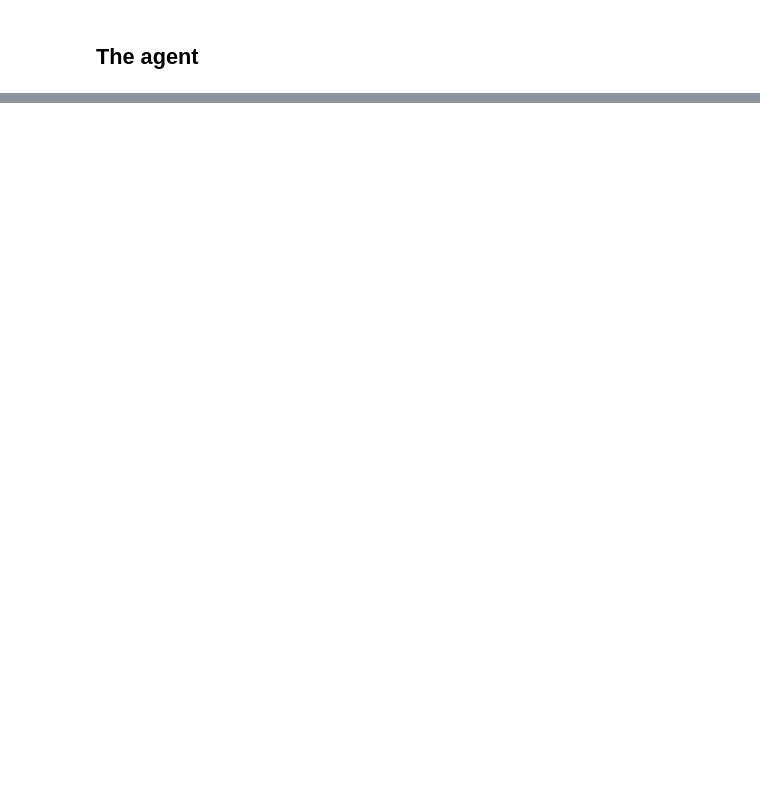
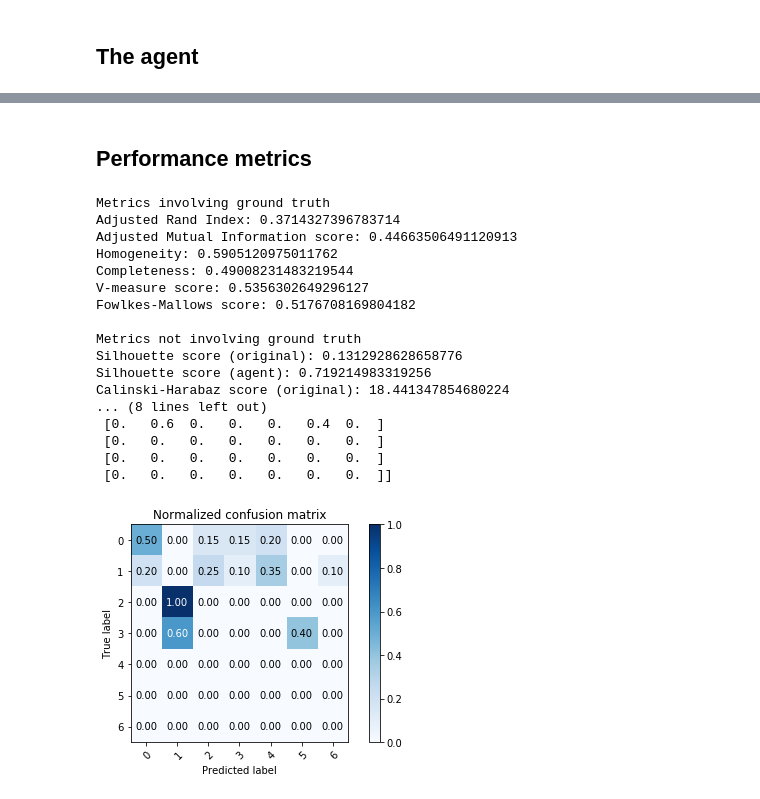
Before and after one commit to lashoun/contrast-learning, a Jupyter notebook: first_draft.ipynb, the cells around one changed output, grey strips where cells are left out. Drawn from its saved outputs; the diff is of its cells as text; code cells hidden in the pictures; blank space fills up the shorter version.

```diff
--- a/first_draft.ipynb
+++ b/first_draft.ipynb
@@ -346,0 +367,67 @@ All points in a cluster? True
+# %% [markdown]
+## Performance metrics
+# %%
+if clusters_true is not None:
+    # clusters_true2 will contain ids instead of labels
+    ids = collections.defaultdict(functools.partial(next, itertools.count()))
+    clusters_true2 = np.array([ids[label] for label in clusters_true])
+    if ca.shuffleToggle:
+        clusters_true2 = clusters_true2[ca.permutation]
+    print("Metrics involving ground truth")
+    print("Adjusted Rand Index: {}".format(
+        metrics.adjusted_rand_score(clusters_true2, ca.clusters)))
+    print("Adjusted Mutual Information score: {}".format(
+        metrics.adjusted_mutual_info_score(clusters_true2, ca.clusters)))
+    print("Homogeneity: {}".format(
+        metrics.homogeneity_score(clusters_true2, ca.clusters)))
+    print("Completeness: {}".format(
+        metrics.completeness_score(clusters_true2, ca.clusters)))
+    print("V-measure score: {}".format(
+        metrics.v_measure_score(clusters_true2, ca.clusters)))
+    print("Fowlkes-Mallows score: {}".format(
+        metrics.fowlkes_mallows_score(clusters_true2, ca.clusters)))
+    print()
+
+print("Metrics not involving ground truth")
+if clusters_true is not None:
+    print("Silhouette score (original): {}".format(
+        metrics.silhouette_score(data, clusters_true)))
+print("Silhouette score (agent): {}".format(
+    metrics.silhouette_score(ca.data, ca.clusters)))
+if clusters_true is not None:
+    print("Calinski-Harabaz score (original): {}".format(
+        metrics.calinski_harabaz_score(data, clusters_true)))
+print("Calinski-Harabaz score (agent): {}".format(
+    metrics.calinski_harabaz_score(ca.data, ca.clusters)))
+if clusters_true is not None:
+    print("Davies-Bouldin score (original): {}".format(
+        metrics.davies_bouldin_score(data, clusters_true)))
+print("Davies-Bouldin score (agent): {}".format(
+    metrics.davies_bouldin_score(ca.data, ca.clusters)))
+
+if clusters_true is not None:
+    print()
+    class_names = np.array([str(i) for i in range(1+np.max(
+                                np.concatenate([clusters_true2, ca.clusters])))])
+    plot_confusion_matrix(clusters_true2, ca.clusters, classes=class_names,
+                      normalize=True, title='Normalized confusion matrix',
+                      path=DATASET_PATH + DATASET_NAME)
+# %% [output]
+Metrics involving ground truth
+Adjusted Rand Index: 0.3714327396783714
+Adjusted Mutual Information score: 0.44663506491120913
+Homogeneity: 0.5905120975011762
+Completeness: 0.49008231483219544
+V-measure score: 0.5356302649296127
+Fowlkes-Mallows score: 0.5176708169804182
+
+Metrics not involving ground truth
+Silhouette score (original): 0.1312928628658776
+Silhouette score (agent): 0.719214983319256
+Calinski-Harabaz score (original): 18.441347854680224
+... (8 lines left out)
+ [0.   0.6  0.   0.   0.   0.4  0.  ]
+ [0.   0.   0.   0.   0.   0.   0.  ]
+ [0.   0.   0.   0.   0.   0.   0.  ]
+ [0.   0.   0.   0.   0.   0.   0.  ]]
+[figure, added]
```
Also changed, not shown: parts of 8 cells of this notebook, 2 other files.
